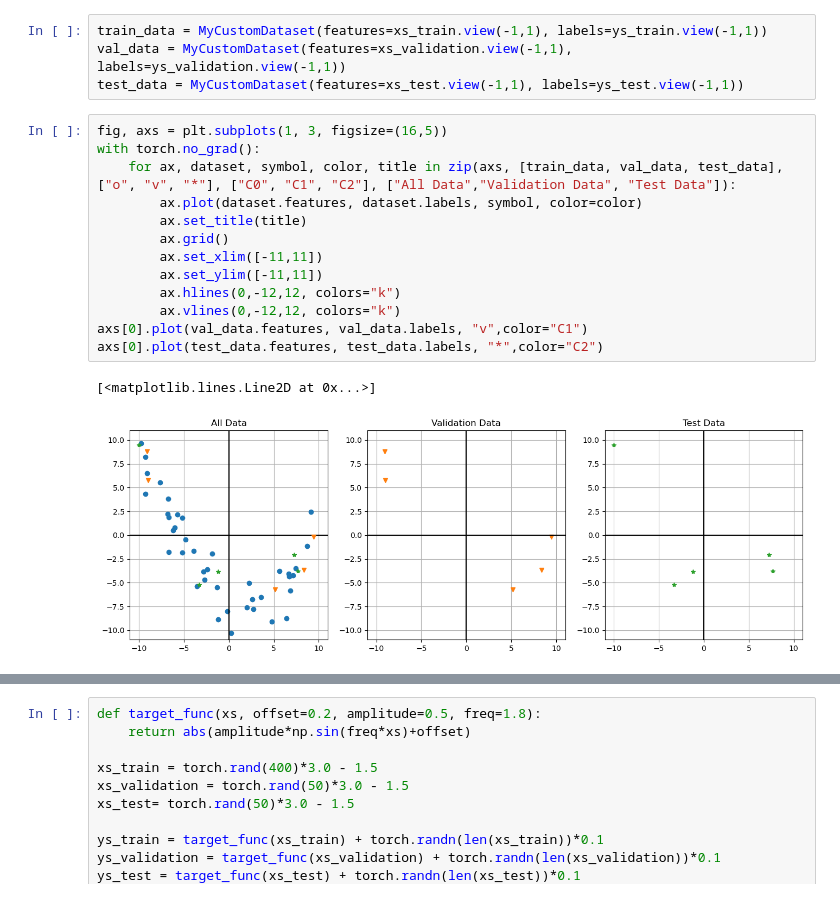
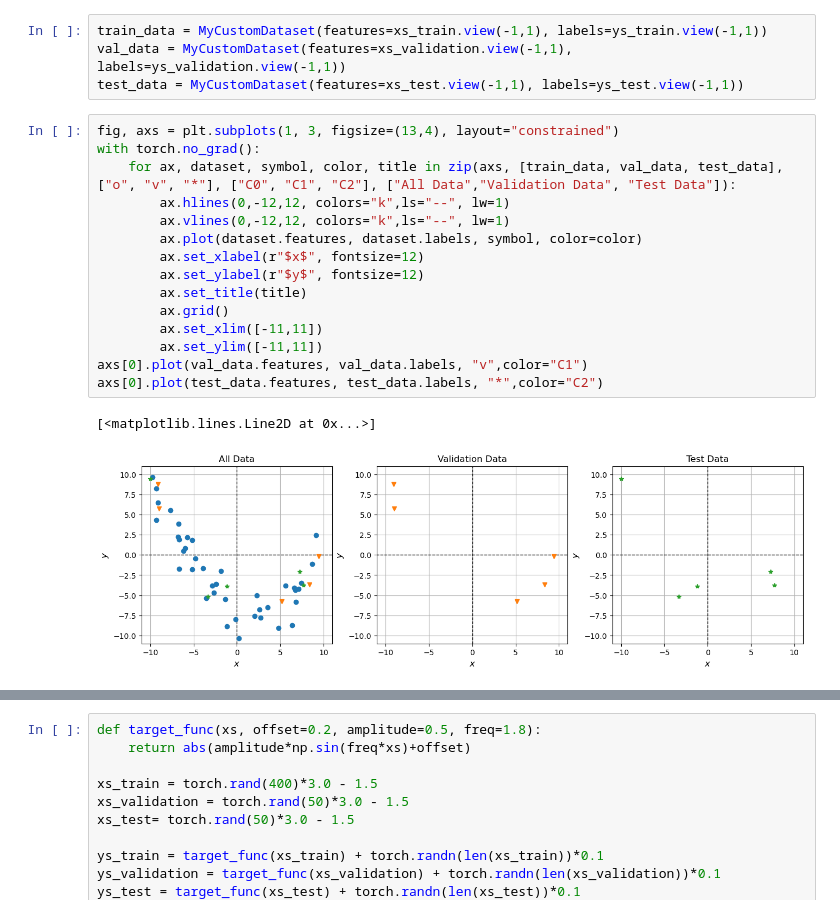
Before and after one commit to karsten3112/Computational-Physics, a Jupyter notebook: Week10/exercise53.ipynb, the cells around one changed output, grey strips where cells are left out. Saved outputs shown, nothing was run; the diff lists cells and outputs as text.

Commit message:
many new plots

```diff
--- a/Week10/exercise53.ipynb
+++ b/Week10/exercise53.ipynb
@@ -66,21 +66,23 @@ train_data = MyCustomDataset(features=xs_train.view(-1,1), labels=ys_train.view(
 val_data = MyCustomDataset(features=xs_validation.view(-1,1), labels=ys_validation.view(-1,1))
 test_data = MyCustomDataset(features=xs_test.view(-1,1), labels=ys_test.view(-1,1))
 # %%
-fig, axs = plt.subplots(1, 3, figsize=(16,5))
+fig, axs = plt.subplots(1, 3, figsize=(13,4), layout="constrained")
 with torch.no_grad():
     for ax, dataset, symbol, color, title in zip(axs, [train_data, val_data, test_data], ["o", "v", "*"], ["C0", "C1", "C2"], ["All Data","Validation Data", "Test Data"]):
+        ax.hlines(0,-12,12, colors="k",ls="--", lw=1)
+        ax.vlines(0,-12,12, colors="k",ls="--", lw=1)
         ax.plot(dataset.features, dataset.labels, symbol, color=color)
+        ax.set_xlabel(r"$x$", fontsize=12)
+        ax.set_ylabel(r"$y$", fontsize=12)
         ax.set_title(title)
         ax.grid()
         ax.set_xlim([-11,11])
         ax.set_ylim([-11,11])
-        ax.hlines(0,-12,12, colors="k")
-        ax.vlines(0,-12,12, colors="k")
 axs[0].plot(val_data.features, val_data.labels, "v",color="C1")
 axs[0].plot(test_data.features, test_data.labels, "*",color="C2")
 # %% [output]
 [<matplotlib.lines.Line2D at 0x...>]
-[figure, old version]
+[figure, new version]
 # %%
 class NNmodel(torch.nn.Module):
     def __init__(self, num_hidden_layers, dim_hiddens, activation_func, bias=True) -> None:
```
Also changed, not shown: parts of 6 cells of this notebook, 10 other files.
